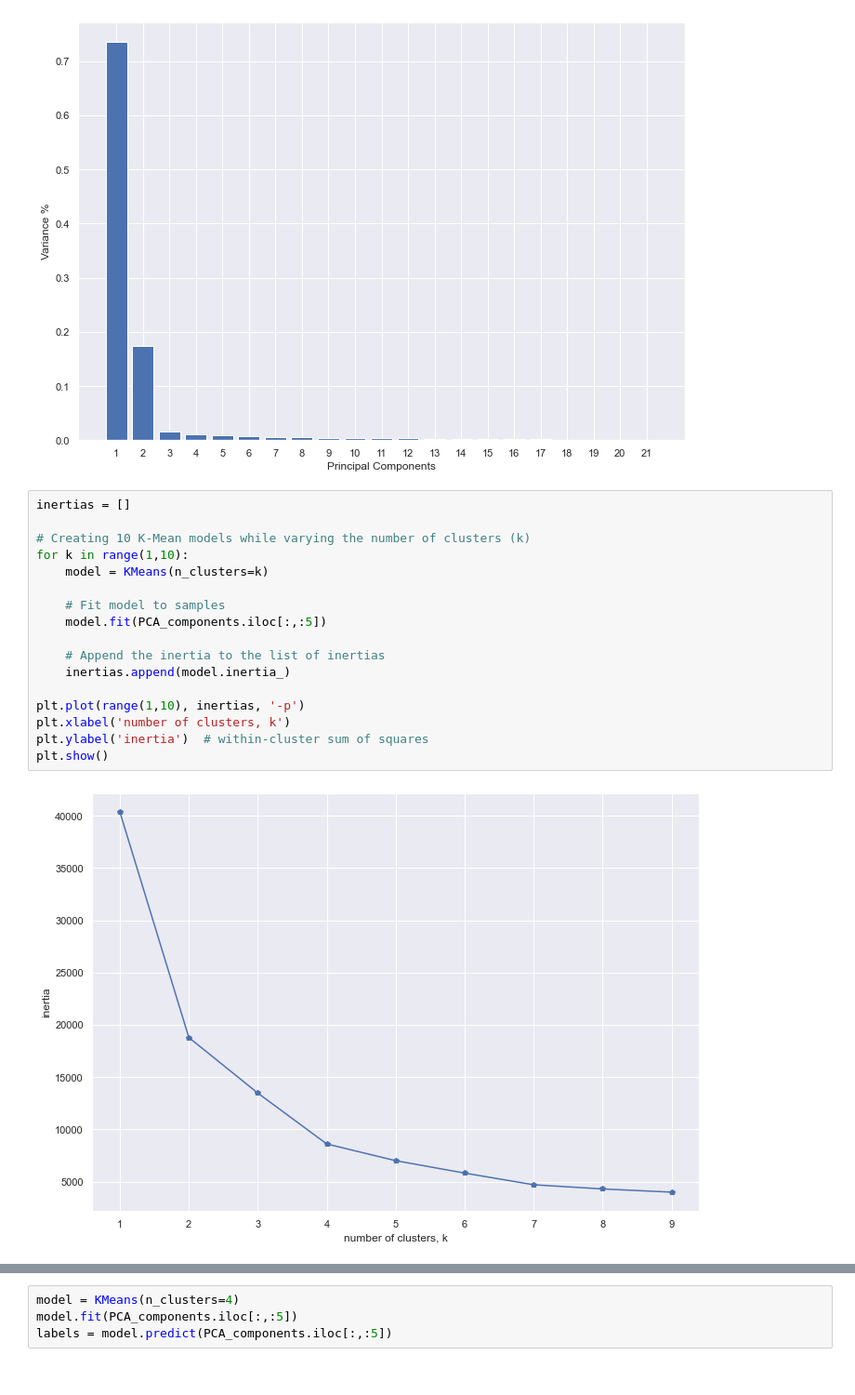
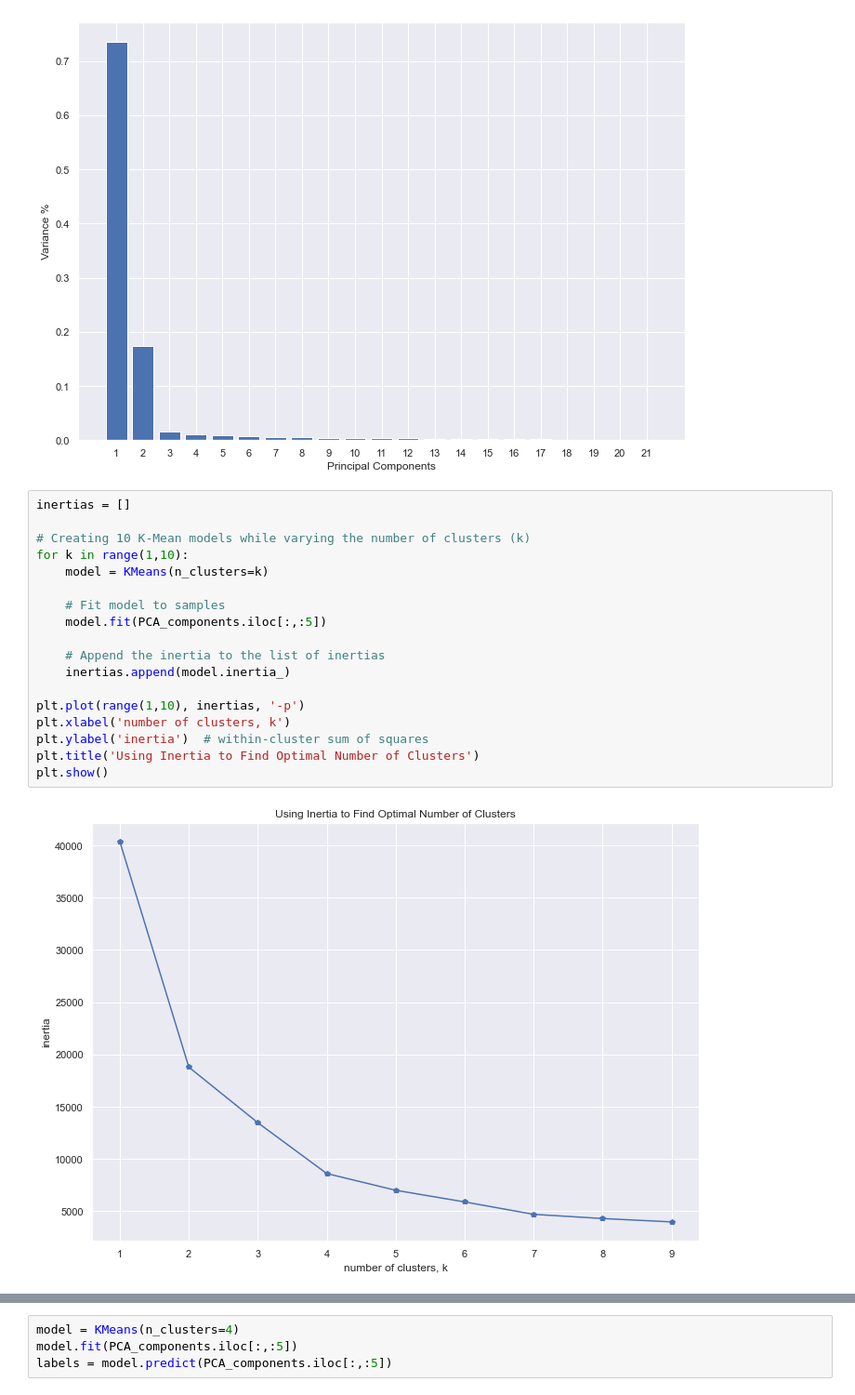
Before and after one commit to minhui-ma/Occupation-Salary-and-Likelihood-of-Automation, a Jupyter notebook: Occupation_Salary_Automation.ipynb, the cells around one changed output, grey strips where cells are left out. Shown at 93% size. Cells and saved outputs as stored; diff of their text form.

```diff
--- a/Occupation_Salary_Automation.ipynb
+++ b/Occupation_Salary_Automation.ipynb
@@ -477,19 +478,20 @@ PCA_components = pd.DataFrame(principalComponents)
 # %%
 inertias = []
 
 # Creating 10 K-Mean models while varying the number of clusters (k)
 for k in range(1,10):
     model = KMeans(n_clusters=k)
 
     # Fit model to samples
     model.fit(PCA_components.iloc[:,:5])
 
     # Append the inertia to the list of inertias
     inertias.append(model.inertia_)
 
 plt.plot(range(1,10), inertias, '-p')
 plt.xlabel('number of clusters, k')
 plt.ylabel('inertia')  # within-cluster sum of squares
+plt.title('Using Inertia to Find Optimal Number of Clusters')
 plt.show()
 # %% [output]
-[figure, old version]
+[figure, new version]
```
Also changed, not shown: parts of 7 cells of this notebook.
